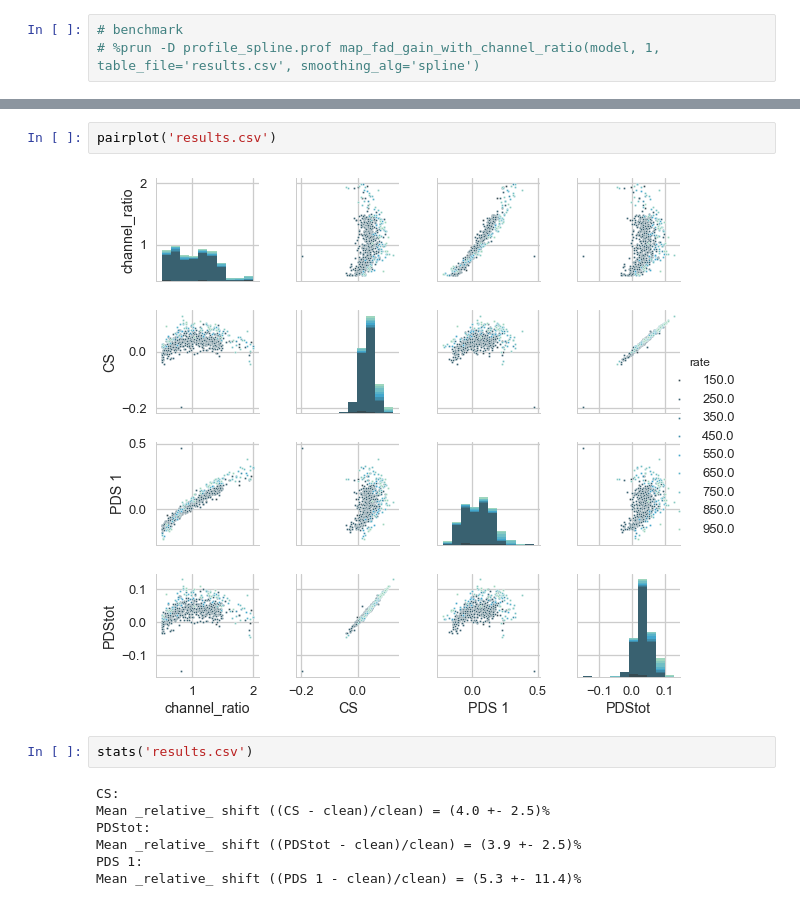
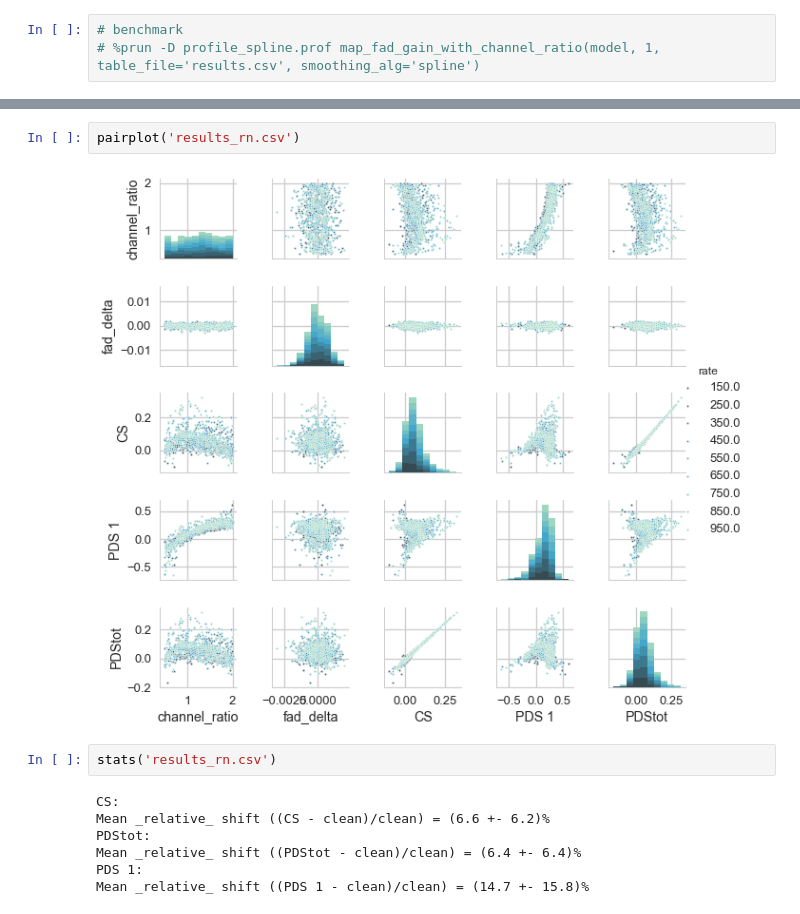
Before and after one commit to matteobachetti/deadtime-paper-II, a Jupyter notebook: notebooks/7. Estimate effect of different fluxes on rn.ipynb, the cells around one changed output, grey strips where cells are left out. Drawn from its saved outputs; the diff is of its cells as text.

```diff
--- a/notebooks/7. Estimate effect of different fluxes on rn.ipynb
+++ b/notebooks/7. Estimate effect of different fluxes on rn.ipynb
@@ -618,13 +634,13 @@ plot_all('results.csv')
 # %%
-pairplot('results.csv')
+pairplot('results_rn.csv')
 # %% [output]
-[figure, old version]
+[figure, new version]
 # %%
-stats('results.csv')
+stats('results_rn.csv')
 # %% [output]
 CS:
-Mean _relative_ shift ((CS - clean)/clean) = (4.0 +- 2.5)%
+Mean _relative_ shift ((CS - clean)/clean) = (6.6 +- 6.2)%
 PDStot:
-Mean _relative_ shift ((PDStot - clean)/clean) = (3.9 +- 2.5)%
+Mean _relative_ shift ((PDStot - clean)/clean) = (6.4 +- 6.4)%
 PDS 1:
-Mean _relative_ shift ((PDS 1 - clean)/clean) = (5.3 +- 11.4)%
+Mean _relative_ shift ((PDS 1 - clean)/clean) = (14.7 +- 15.8)%
```
Also changed, not shown: parts of 11 cells of this notebook, 4 other files.
